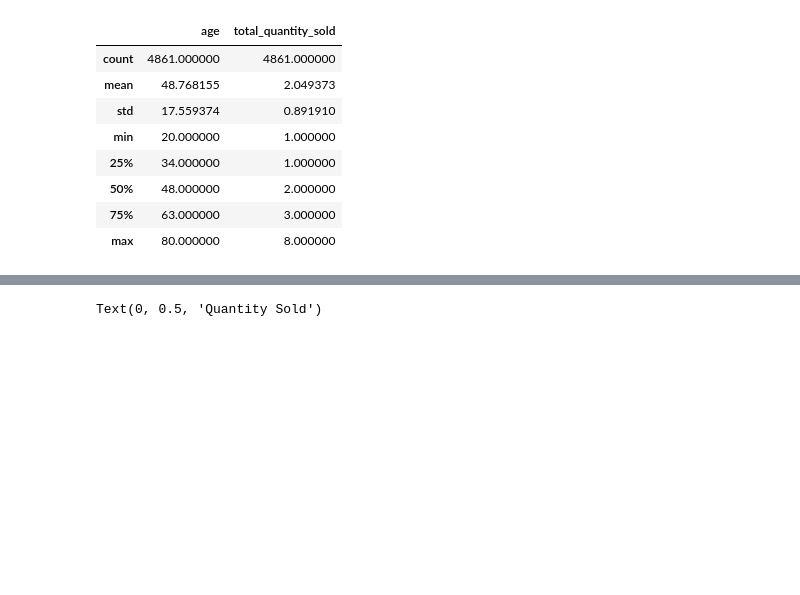
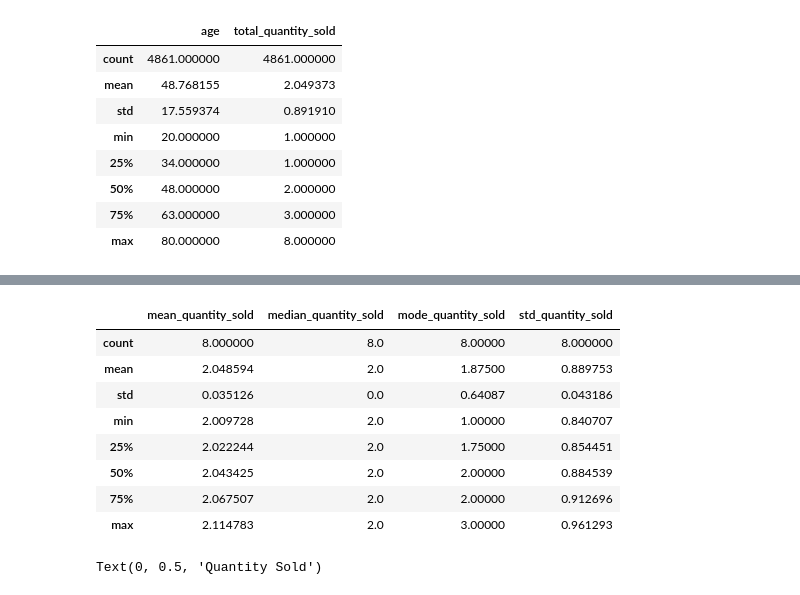
Before and after one commit to azeledon/Final_Project_Group2, a Jupyter notebook: Python/sales_analysis.ipynb, the cells around one changed output, grey strips where cells are left out. Saved outputs shown, nothing was run; the diff lists cells and outputs as text; code cells hidden in the pictures; blank space fills up the shorter version.

```diff
--- a/Python/sales_analysis.ipynb
+++ b/Python/sales_analysis.ipynb
@@ -299,0 +333,9 @@ sales_demographic.head()
+# %%
+# Group the data by 'gender' and calculate the mean, median, mode, and standard deviation of 'total_quantity_sold'
+gender_stats = sales_demographic.groupby('gender')['total_quantity_sold'].agg(['mean', 'median', lambda x: x.mode().iloc[0], 'std'])
+
+# Rename the columns
+gender_stats.columns = ['mean_quantity_sold', 'median_quantity_sold', 'mode_quantity_sold', 'std_quantity_sold']
+
+# Print the statistics
+print(gender_stats)
@@ -300,3 +360,15 @@ sales_demographic.head()
+# %%
+gender_stats.describe()
+# %% [output]
+|  | mean_quantity_sold | median_quantity_sold | mode_quantity_sold | std_quantity_sold |
+| count | 8.000000 | 8.0 | 8.00000 | 8.000000 |
+| mean | 2.048594 | 2.0 | 1.87500 | 0.889753 |
+| std | 0.035126 | 0.0 | 0.64087 | 0.043186 |
+| min | 2.009728 | 2.0 | 1.00000 | 0.840707 |
+| 25% | 2.022244 | 2.0 | 1.75000 | 0.854451 |
+| 50% | 2.043425 | 2.0 | 2.00000 | 0.884539 |
+| 75% | 2.067507 | 2.0 | 2.00000 | 0.912696 |
+| max | 2.114783 | 2.0 | 3.00000 | 0.961293 |
 # %%
 # Group the data by product type and gender to get the total quantity sold by gender for each product type
 product_gender_sales = sales_demographic.groupby(['product_type', 'gender']).sum()['total_quantity_sold'].reset_index()
```
Also changed, not shown: parts of 14 cells of this notebook, 1 other file.
